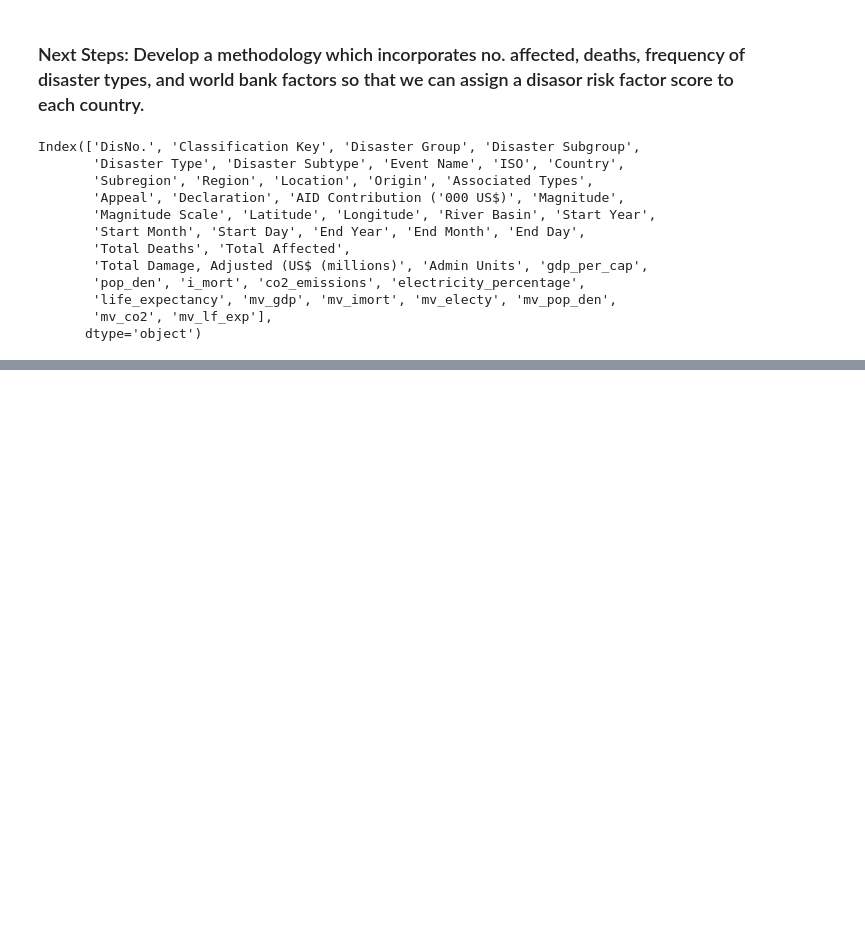
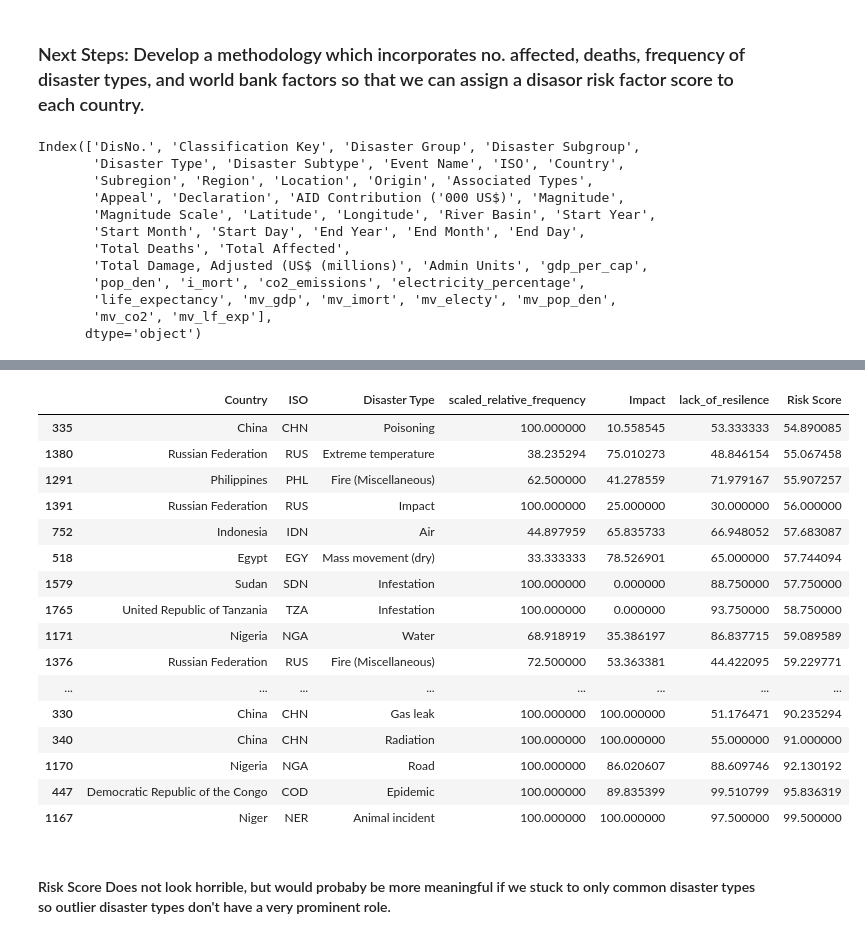
Before and after one commit to harrissamuel/24Spr_-S-Harris-_-disasters-, a Jupyter notebook: Sample_Capstone/code/data_analysis/data_analysis.ipynb, the cells around one changed output, grey strips where cells are left out. Cells and saved outputs as stored; diff of their text form; code cells hidden in the pictures; blank space fills up the shorter version.

Commit message:
Risk score by country and disaster

```diff
--- a/Sample_Capstone/code/data_analysis/data_analysis.ipynb
+++ b/Sample_Capstone/code/data_analysis/data_analysis.ipynb
@@ -1276,0 +1375,6 @@ Index(['DisNo.', 'Classification Key', 'Disaster Group', 'Disaster Subgroup',
+# %%
+result_df3 = df.groupby(['Country', 'ISO', 'Disaster Type'])[['mv_gdp', 'mv_electy', 'mv_co2', 'mv_lf_exp']].mean()
+result_df3 = result_df3.reset_index()
+
+
+result_df3['lack_of_resilence'] = (result_df3['mv_gdp'] + result_df3['mv_electy'] + result_df3['mv_co2'] + result_df3['mv_lf_exp'])/(4/10)
@@ -1276,0 +1397,10 @@ Index(['DisNo.', 'Classification Key', 'Disaster Group', 'Disaster Subgroup',
+# %%
+## Transforming scale from low to high
+
+for index, value in result_df3['lack_of_resilence'].items():
+    if value == 55:
+        result_df3['lack_of_resilence'][index] = value
+    elif value > 55:
+        result_df3['lack_of_resilence'][index] = 55 - (value - 55)
+    else:
+        result_df3['lack_of_resilence'][index] = 55 + (55 - value)
@@ -1276,0 +1425,13 @@ Index(['DisNo.', 'Classification Key', 'Disaster Group', 'Disaster Subgroup',
+# %%
+# Merge1
+merged_df = pd.merge(result_df[['Country', 'ISO', 'Disaster Type', 'scaled_relative_frequency']],
+                     result_df2[['Country', 'ISO', 'Disaster Type', 'Impact']],
+                     on=['Country', 'ISO', 'Disaster Type'],
+                     how='inner')
+
+# Merge2
+final_merged_df = pd.merge(merged_df,
+                           result_df3[['Country', 'ISO','Disaster Type', 'lack_of_resilence']],
+                           on=['Country', 'ISO', 'Disaster Type'],
+                           how='inner')
+final_merged_df
@@ -1276,0 +1452,25 @@ Index(['DisNo.', 'Classification Key', 'Disaster Group', 'Disaster Subgroup',
+# %%
+final_merged_df = final_merged_df.fillna(0)
+final_merged_df['Risk Score'] = (final_merged_df['scaled_relative_frequency']* .4 + final_merged_df['Impact']*.4 + final_merged_df['lack_of_resilence']*.2)
+# %%
+final_merged_df.sort_values(by= 'Risk Score').tail(50)
+# %% [output]
+|  | Country | ISO | Disaster Type | scaled_relative_frequency | Impact | lack_of_resilence | Risk Score |
+| 335 | China | CHN | Poisoning | 100.000000 | 10.558545 | 53.333333 | 54.890085 |
+| 1380 | Russian Federation | RUS | Extreme temperature | 38.235294 | 75.010273 | 48.846154 | 55.067458 |
+| 1291 | Philippines | PHL | Fire (Miscellaneous) | 62.500000 | 41.278559 | 71.979167 | 55.907257 |
+| 1391 | Russian Federation | RUS | Impact | 100.000000 | 25.000000 | 30.000000 | 56.000000 |
+| 752 | Indonesia | IDN | Air | 44.897959 | 65.835733 | 66.948052 | 57.683087 |
+| 518 | Egypt | EGY | Mass movement (dry) | 33.333333 | 78.526901 | 65.000000 | 57.744094 |
+| 1579 | Sudan | SDN | Infestation | 100.000000 | 0.000000 | 88.750000 | 57.750000 |
+| 1765 | United Republic of Tanzania | TZA | Infestation | 100.000000 | 0.000000 | 93.750000 | 58.750000 |
+| 1171 | Nigeria | NGA | Water | 68.918919 | 35.386197 | 86.837715 | 59.089589 |
+| 1376 | Russian Federation | RUS | Fire (Miscellaneous) | 72.500000 | 53.363381 | 44.422095 | 59.229771 |
+| ... | ... | ... | ... | ... | ... | ... | ... |
+| 330 | China | CHN | Gas leak | 100.000000 | 100.000000 | 51.176471 | 90.235294 |
+| 340 | China | CHN | Radiation | 100.000000 | 100.000000 | 55.000000 | 91.000000 |
+| 1170 | Nigeria | NGA | Road | 100.000000 | 86.020607 | 88.609746 | 92.130192 |
+| 447 | Democratic Republic of the Congo | COD | Epidemic | 100.000000 | 89.835399 | 99.510799 | 95.836319 |
+| 1167 | Niger | NER | Animal incident | 100.000000 | 100.000000 | 97.500000 | 99.500000 |
+# %% [markdown]
+#### Risk Score Does not look horrible, but would probaby be more meaningful if we stuck to only common disaster types so outlier disaster types don't have a very prominent role.
```
Also changed, not shown: parts of 14 cells of this notebook.
